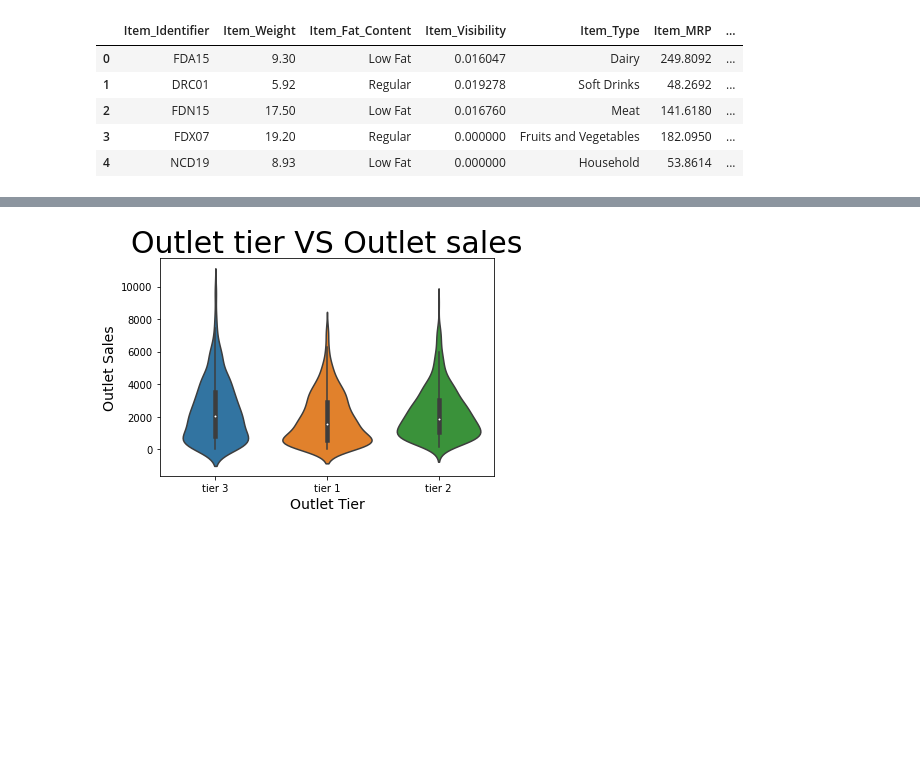
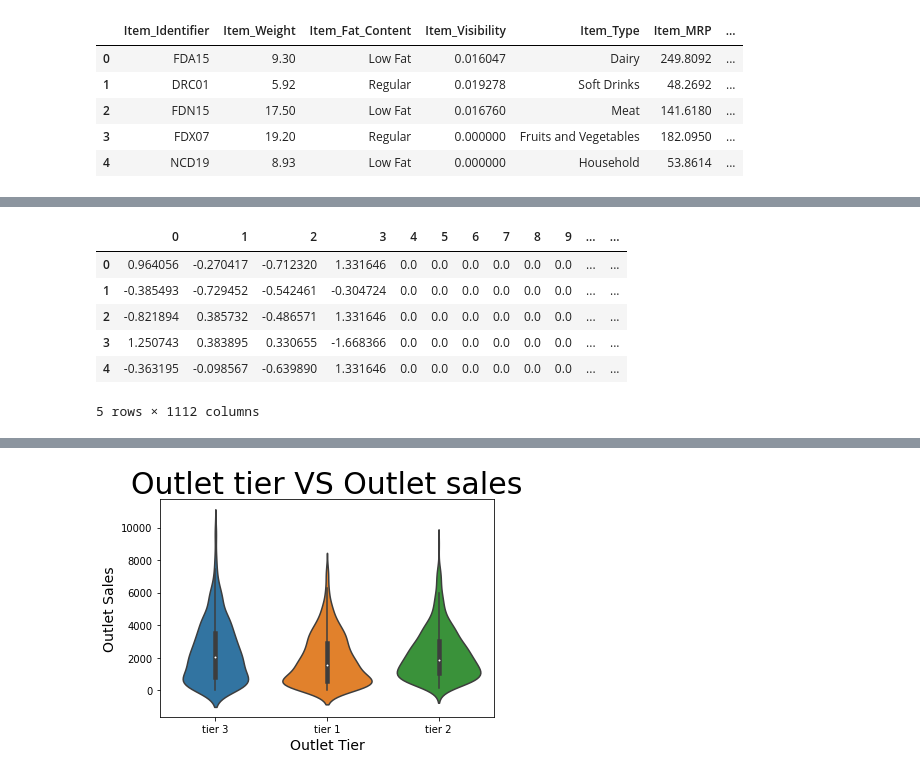
Before and after one commit to ch3rnoalpha/Sales_predictions---john-paredes, a Jupyter notebook: Project_core_1_John_paredes.ipynb, the cells around one changed output, grey strips where cells are left out. Saved outputs shown, nothing was run; the diff lists cells and outputs as text; code cells hidden in the pictures; blank space fills up the shorter version.

```diff
--- a/Project_core_1_John_paredes.ipynb
+++ b/Project_core_1_John_paredes.ipynb
@@ -87,0 +102,11 @@ dtype: int64
+# %%
+#show testing data
+X_test_df.head()
+# %% [output]
+|  | 0 | 1 | 2 | 3 | 4 | 5 | 6 | 7 | 8 | 9 | ... | ... |
+| 0 | 0.964056 | -0.270417 | -0.712320 | 1.331646 | 0.0 | 0.0 | 0.0 | 0.0 | 0.0 | 0.0 | ... | ... |
+| 1 | -0.385493 | -0.729452 | -0.542461 | -0.304724 | 0.0 | 0.0 | 0.0 | 0.0 | 0.0 | 0.0 | ... | ... |
+| 2 | -0.821894 | 0.385732 | -0.486571 | 1.331646 | 0.0 | 0.0 | 0.0 | 0.0 | 0.0 | 0.0 | ... | ... |
+| 3 | 1.250743 | 0.383895 | 0.330655 | -1.668366 | 0.0 | 0.0 | 0.0 | 0.0 | 0.0 | 0.0 | ... | ... |
+| 4 | -0.363195 | -0.098567 | -0.639890 | 1.331646 | 0.0 | 0.0 | 0.0 | 0.0 | 0.0 | 0.0 | ... | ... |
+5 rows × 1112 columns
```
Also changed, not shown: parts of 39 cells of this notebook.
